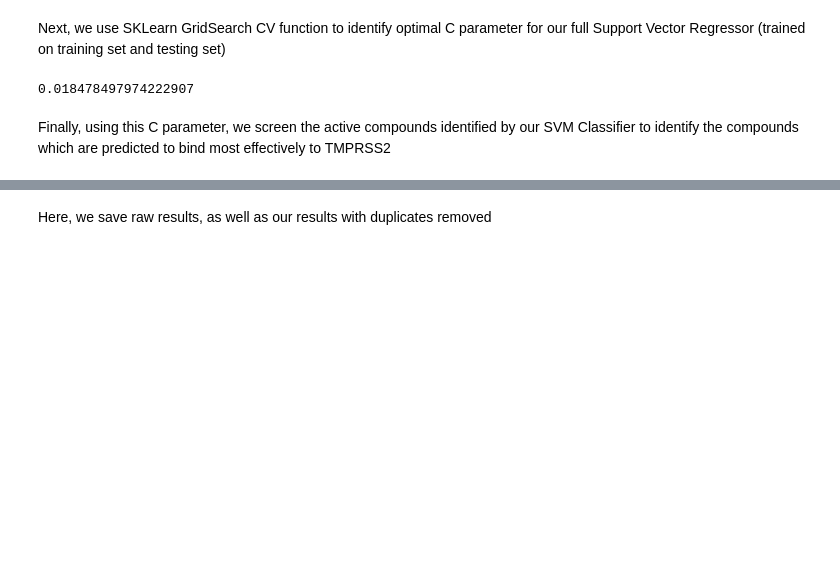
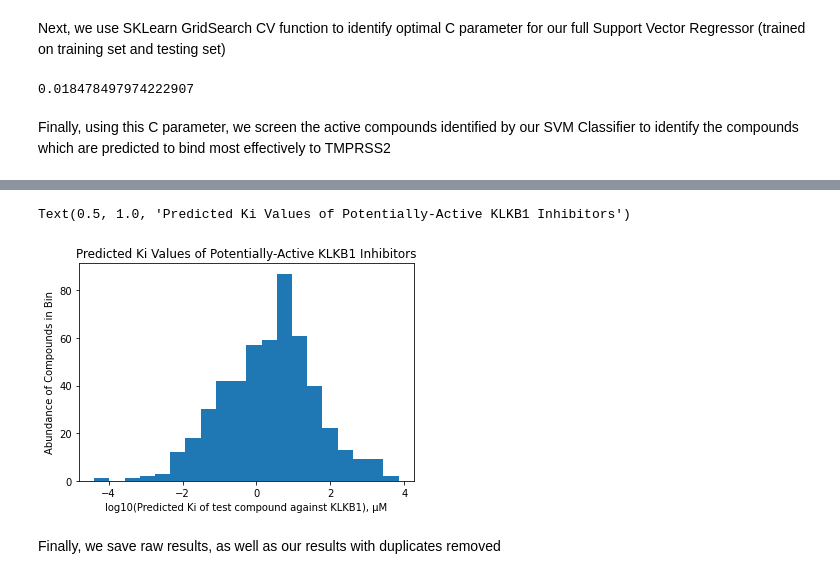
Before and after one commit to srensi/tmprss2, a Jupyter notebook: notebooks/TMPRSS2_SVM.ipynb, the cells around one changed output, grey strips where cells are left out. Cells and saved outputs as stored; diff of their text form; code cells hidden in the pictures; blank space fills up the shorter version.

```diff
--- a/notebooks/TMPRSS2_SVM.ipynb
+++ b/notebooks/TMPRSS2_SVM.ipynb
@@ -239,0 +279,6 @@ Text(0.5, 1.0, 'Predicted Ki Values of Potentially-Active Compounds')
+# %%
+#SKLearn C parameter optimization
+Cs = np.logspace(-6, 2, 16)
+clf_full = GridSearchCV(estimator=LinearSVR(random_state=0, tol=1e-5, max_iter = 10000, dual = True), param_grid=dict(C=Cs), n_jobs=-1)
+clf_full.fit(X_assays_KLKB1, y_assays_logKi_KLKB1)
+c_param_full_KLKB1 = clf_full.best_estimator_.C
@@ -239,0 +289,11 @@ Text(0.5, 1.0, 'Predicted Ki Values of Potentially-Active Compounds')
+# %%
+#Run regressor (trained on full dataset)
+test_compounds = np.stack(active_screening_compounds.morgan_fingerprint)
+
+svmReg_full_KLKB1 = make_pipeline(StandardScaler(), LinearSVR(random_state=0, tol=1e-5, C=c_param_full_KLKB1, max_iter = 10000, dual = True))
+svmReg_full_KLKB1.fit(X_assays_KLKB1, y_assays_logKi_KLKB1)
+pred_values_KLKB1 = svmReg_full_KLKB1.predict(test_compounds)
+
+#identify top hits
+active_screening_compounds['pred_value_KLKB1'] = pred_values_KLKB1
+active_screening_compounds.sort_values(by='pred_value_KLKB1').head(20)
@@ -240,3 +318,11 @@ Text(0.5, 1.0, 'Predicted Ki Values of Potentially-Active Compounds')
+# %%
+plt.hist(active_screening_compounds.pred_value_KLKB1, bins = 20)
+plt.xlabel('log10(Predicted Ki of test compound against KLKB1), μM')
+plt.ylabel('Abundance of Compounds in Bin')
+plt.title('Predicted Ki Values of Potentially-Active KLKB1 Inhibitors')
+# %% [output]
+Text(0.5, 1.0, 'Predicted Ki Values of Potentially-Active KLKB1 Inhibitors')
+[figure, added]
 # %% [markdown]
-Here, we save raw results, as well as our results with duplicates removed
+Finally, we save raw results, as well as our results with duplicates removed
 # %%
```
Also changed, not shown: parts of 19 cells of this notebook.
